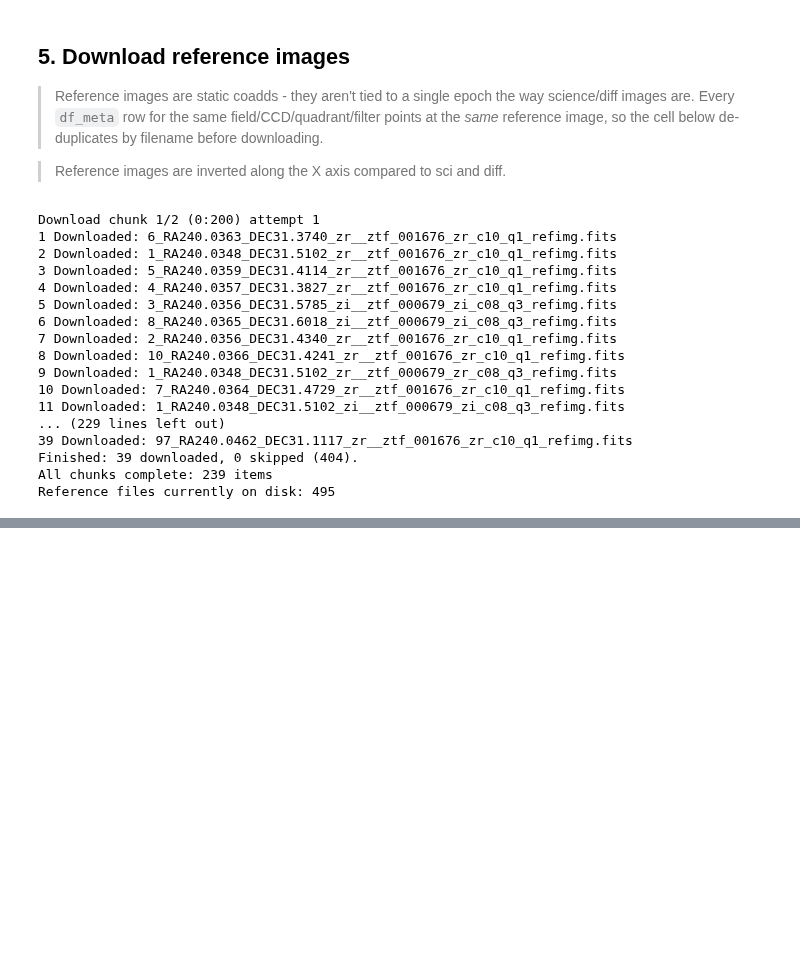
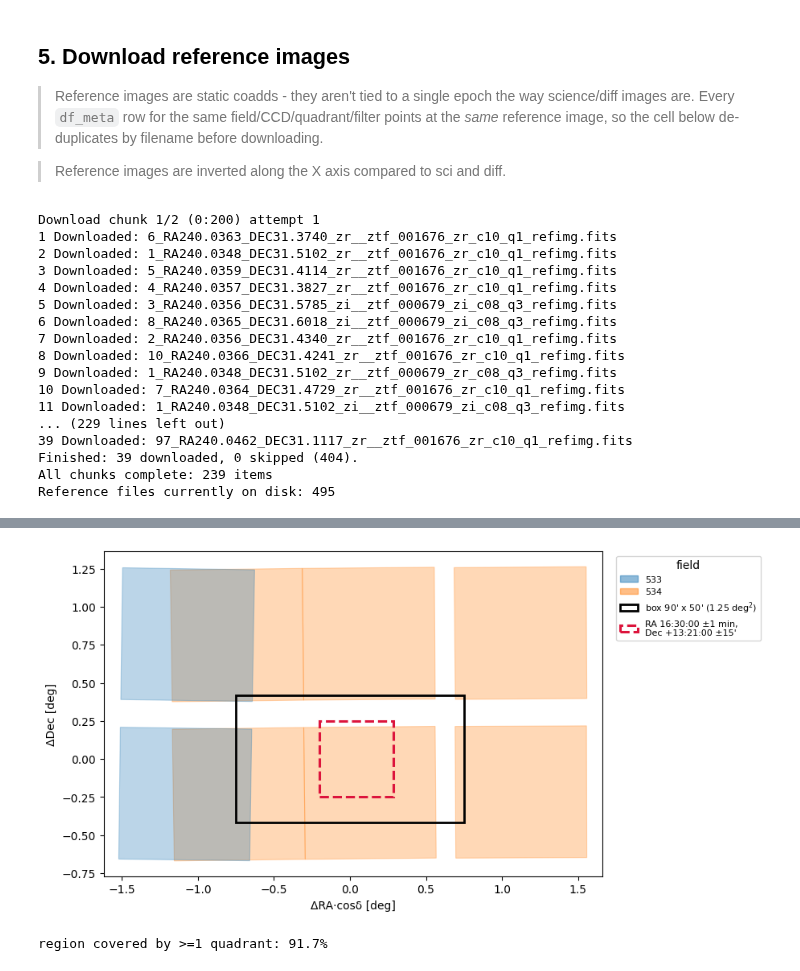
Before and after one commit to ovalb-pine/gw190425_ztf, a Jupyter notebook: pipeline/image_download.ipynb, the cells around one changed output, grey strips where cells are left out. Saved outputs shown, nothing was run; the diff lists cells and outputs as text; code cells hidden in the pictures; blank space fills up the shorter version.

```diff
--- a/pipeline/image_download.ipynb
+++ b/pipeline/image_download.ipynb
@@ -245,0 +253,19 @@ Reference files currently on disk: 495
+# %%
+from astropy.time import Time
+
+# ---------------- inputs ----------------
+center   = SkyCoord("16h29m49s", "13d21m")
+half_ra  = 45 * u.arcmin          # on-sky half-width  -> full box 90' x 50' = 1.25 deg^2
+half_dec = 25 * u.arcmin
+trigger  = Time("2019-04-25 08:18:05", scale="utc")   # TODO: set the event trigger time (UTC)
+x_days   = 3                                          # window length after trigger
+filters  = {"zg", "zr", "zi"}
+get_sci, get_diff, get_ref = True, False, False       # which full-frame products to fetch
+DRY_RUN  = True                                       # True: only count files / estimate size
+grid_step = 0.1 * u.deg                              # query-grid spacing
+area_meta_file = "meta_area_grid.csv"
+# ----------------------------------------
+
+t_end = trigger + x_days * u.day
+print(f"Area: {(2*half_ra*2*half_dec).to(u.deg**2):.3f}")
+print(f"Window: {trigger.iso} -> {t_end.iso}")
@@ -245,0 +395,58 @@ Reference files currently on disk: 495
+# %%
+import matplotlib.pyplot as plt
+from matplotlib.patches import Polygon, Rectangle
+from matplotlib.path import Path as MplPath
+
+color_by = "field"        # "field" (one color per ZTF field) or "quadrant" (one color per field/CCD/quadrant)
+
+def to_xy(ra_deg, dec_deg):
+    """On-sky offsets from the box centre: (dRA*cos(dec), dDec) in deg."""
+    return ((np.asarray(ra_deg) - center.ra.deg + 180) % 360 - 180) * np.cos(center.dec.rad), np.asarray(dec_deg) - center.dec.deg
+
+# second region: RA = 16:30:00 +/- 1 min (of time = 15 arcmin of RA), Dec = +13:21:00 +/- 15'
+reg_c   = SkyCoord("16h30m00s", "13d21m00s")
+reg_hra = 15 * u.arcmin
+reg_hd  = 15 * u.arcmin
+rcx, rcy = to_xy(reg_c.ra.deg, reg_c.dec.deg)
+rhw = reg_hra.to_value(u.deg) * np.cos(center.dec.rad)
+rhh = reg_hd.to_value(u.deg)
+
+quads = df_full.drop_duplicates(["field", "ccdid", "qid"])
+label = lambda r: f"{int(r.field)}" if color_by == "field" else f"{int(r.field)}/{int(r.ccdid)}/{int(r.qid)}"
+names = sorted({label(r) for _, r in quads.iterrows()})
+cmap = plt.get_cmap("tab10" if len(names) <= 10 else "tab20")
+colors = {n: cmap(i % cmap.N) for i, n in enumerate(names)}
+
+fig, ax = plt.subplots(figsize=(8, 5.5))
+polys, allx, ally = [], [], []
+for _, r in quads.iterrows():
+    x, y = to_xy(r[[f"ra{i}" for i in range(1, 5)]].astype(float).to_numpy(),
+                 r[[f"dec{i}" for i in range(1, 5)]].astype(float).to_numpy())
+    c = colors[label(r)]
+    ax.add_patch(Polygon(np.c_[x, y], facecolor=c, alpha=0.30, edgecolor=c, lw=0.8))
+    polys.append(MplPath(np.c_[x, y])); allx += list(x); ally += list(y)
+
+hw, hh = half_ra.to_value(u.deg), half_dec.to_value(u.deg)
+ax.add_patch(Rectangle((-hw, -hh), 2*hw, 2*hh, fill=False, lw=2, color="k"))
+ax.add_patch(Rectangle((rcx - rhw, rcy - rhh), 2*rhw, 2*rhh, fill=False, lw=2.2, ls="--", color="crimson"))
+
+handles = [Polygon([[0, 0]], facecolor=colors[n], alpha=0.5, edgecolor=colors[n], label=n) for n in names]
+handles += [Rectangle((0, 0), 1, 1, fill=False, lw=2, color="k", label="box 90' x 50' (1.25 deg$^2$)"),
+            Rectangle((0, 0), 1, 1, fill=False, lw=2.2, ls="--", color="crimson",
+                      label="RA 16:30:00 ±1 min,\nDec +13:21:00 ±15'")]
+ax.legend(handles=handles, loc="upper left", bbox_to_anchor=(1.02, 1), fontsize=8,
+          title="field" if color_by == "field" else "field/ccd/quadrant")
+ax.set_xlim(min(allx) - 0.1, max(allx) + 0.1); ax.set_ylim(min(ally) - 0.1, max(ally) + 0.1)
+ax.set_aspect("equal"); ax.set_xlabel("ΔRA·cosδ [deg]"); ax.set_ylabel("ΔDec [deg]")
+plt.show()
+
+# how much of the second region is covered
+gx, gy = np.meshgrid(np.linspace(rcx - rhw, rcx + rhw, 200), np.linspace(rcy - rhh, rcy + rhh, 200))
+p = np.c_[gx.ravel(), gy.ravel()]
+cov = np.zeros(len(p), bool)
+for pg in polys:
+    cov |= pg.contains_points(p)
+print(f"region covered by >=1 quadrant: {cov.mean()*100:.1f}%")
+# %% [output]
+[figure, added]
+region covered by >=1 quadrant: 91.7%
```
Also changed, not shown: parts of 18 cells of this notebook, 5 other files.
